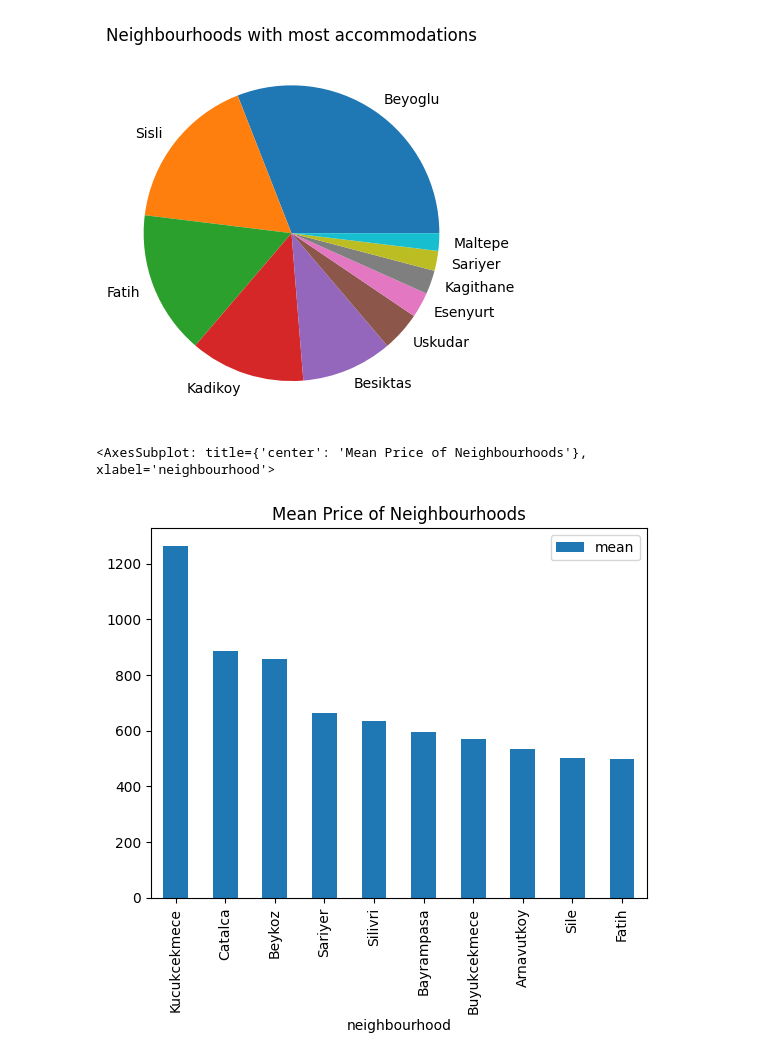
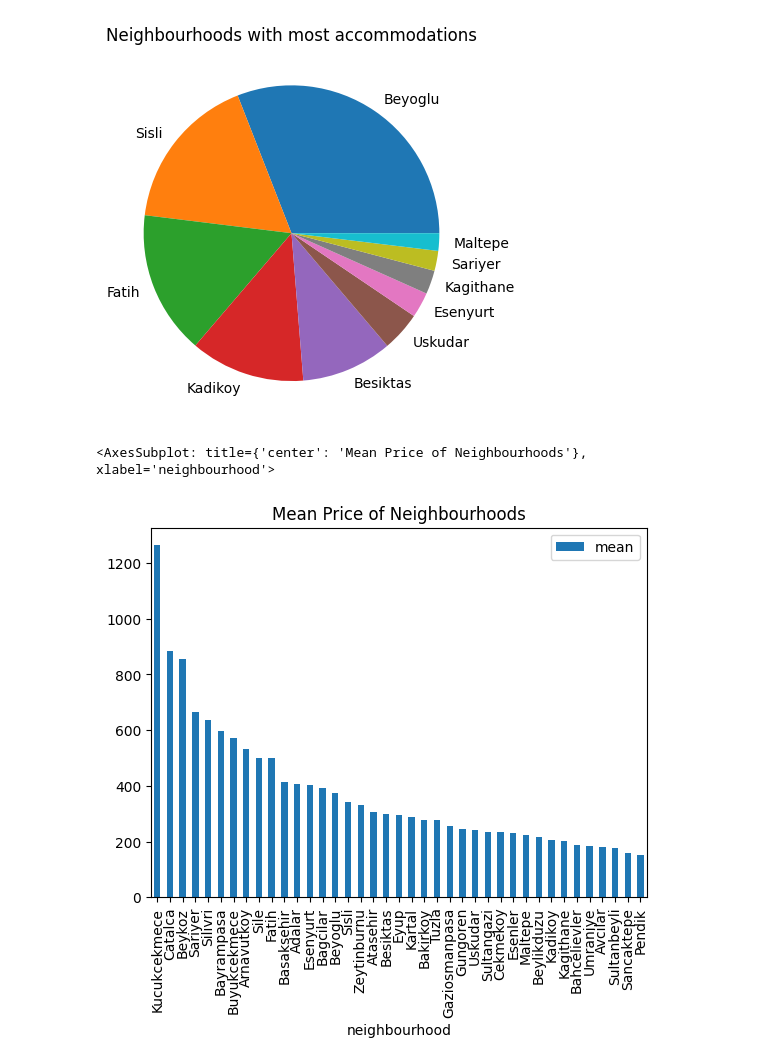
Before and after one commit to farisbegic/airbnb-istanbul-eda, a Jupyter notebook: IstanbulAirBnBEDA.ipynb, the cells around one changed output. Drawn from its saved outputs; the diff is of its cells as text; code cells hidden in the pictures.

```diff
--- a/IstanbulAirBnBEDA.ipynb
+++ b/IstanbulAirBnBEDA.ipynb
@@ -163,8 +165,10 @@ chart2.head(10).plot(kind="pie", title="Neighbourhoods with most accommodations"
 <AxesSubplot: title={'center': 'Neighbourhoods with most accommodations'}>
 [figure]
 # %%
+# Average price of neighbourhood
+
 chart3 = df.groupby("neighbourhood")["price"].agg(['mean']).sort_values(by="mean", ascending=False)
-chart3.head(10).plot(kind="bar", title="Mean Price of Neighbourhoods")
+chart3.plot(kind="bar", title="Mean Price of Neighbourhoods")
 # %% [output]
 <AxesSubplot: title={'center': 'Mean Price of Neighbourhoods'}, xlabel='neighbourhood'>
-[figure, old version]
+[figure, new version]
```
Also changed, not shown: parts of 7 cells of this notebook.
